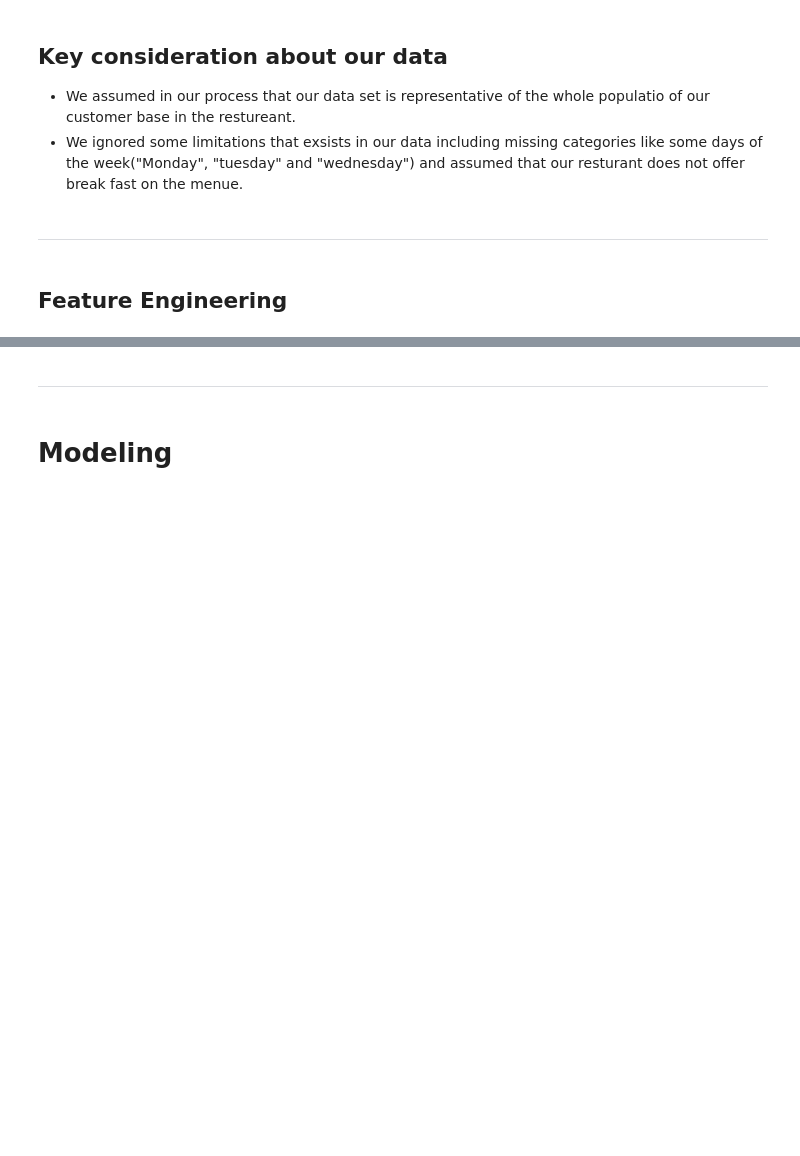
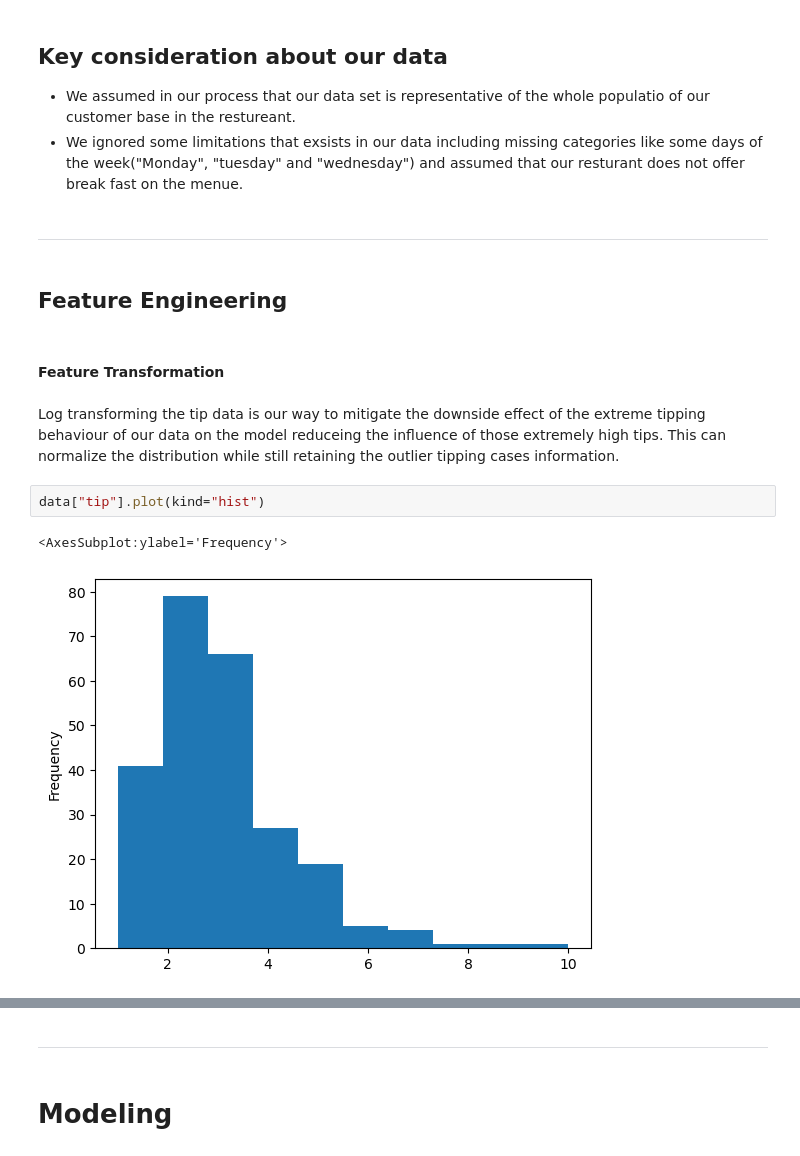
Before and after one commit to Abdallahelraey/Resturant-tip-analysis-and-prediction, a Jupyter notebook: tip_predicttion.ipynb, the cells around one changed output, grey strips where cells are left out. Saved outputs shown, nothing was run; the diff lists cells and outputs as text; blank space fills up the shorter version.

```diff
--- a/tip_predicttion.ipynb
+++ b/tip_predicttion.ipynb
@@ -452,3 +476,13 @@ sns.heatmap(corr_matrix,annot=True);
 *******
 # %% [markdown]
 ## Feature Engineering
+# %% [markdown]
+#### Feature Transformation
+# %% [markdown]
+Log transforming the tip data is our way to mitigate the downside effect of the extreme tipping behaviour of our data on the model reduceing the influence of those extremely high tips.
+This can normalize the distribution while still retaining the outlier tipping cases information.
+# %%
+data["tip"].plot(kind="hist")
+# %% [output]
+<AxesSubplot:ylabel='Frequency'>
+[figure, added]
```
Also changed, not shown: parts of 28 cells of this notebook.
